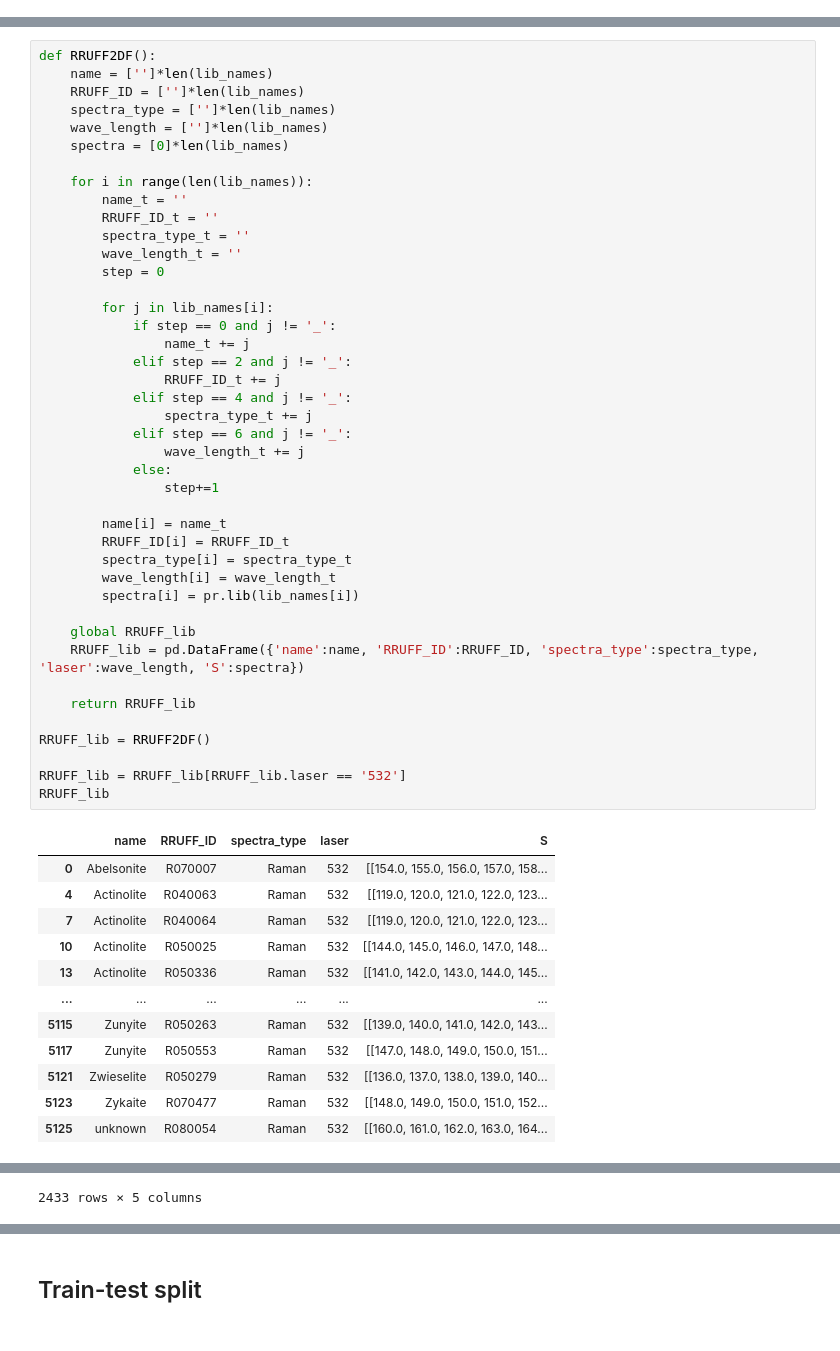
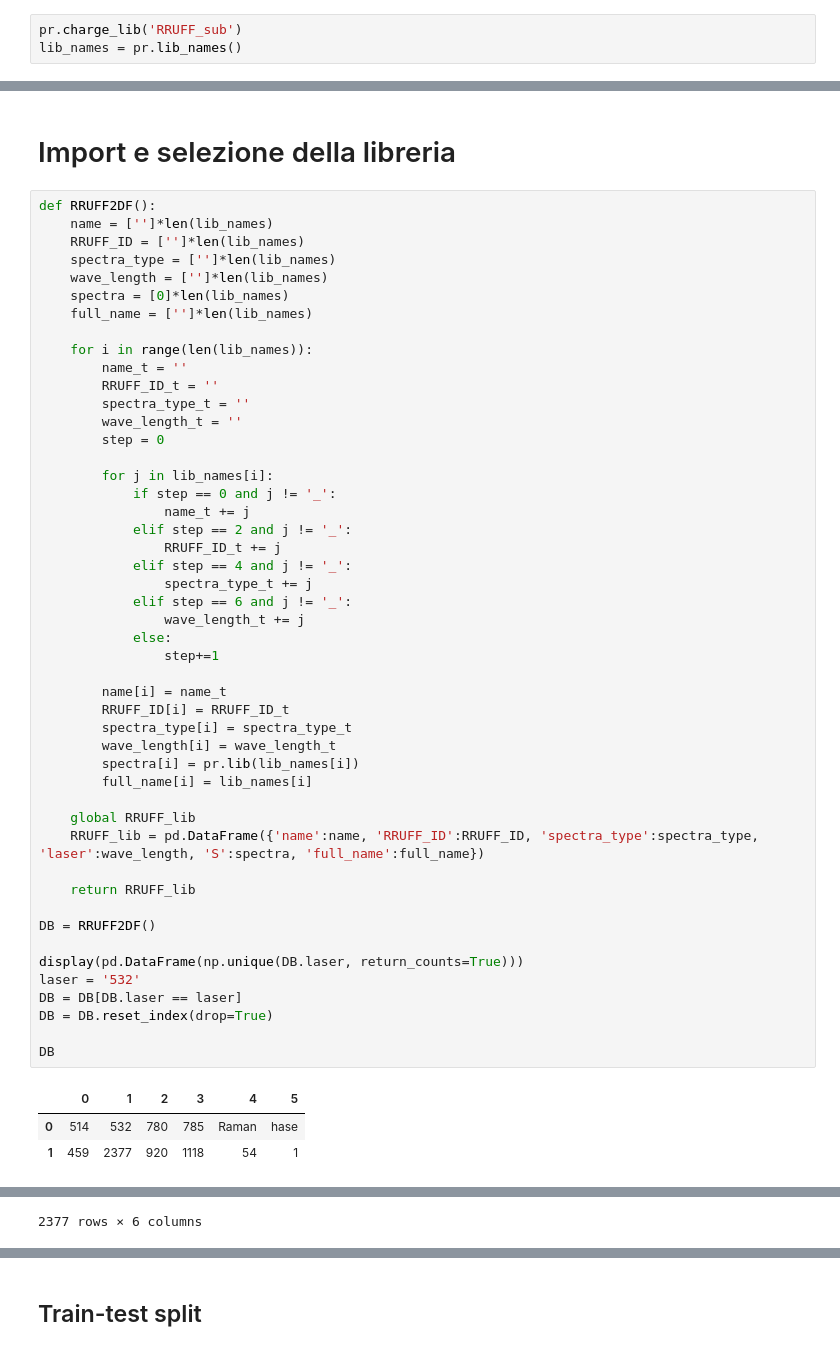
Before and after one commit to FabioBrugnara/pyram, a Jupyter notebook: 2-spectrum_recognition/library_similarity.ipynb, the cells around one changed output, grey strips where cells are left out. Cells and saved outputs as stored; diff of their text form.

```diff
--- a/2-spectrum_recognition/library_similarity.ipynb
+++ b/2-spectrum_recognition/library_similarity.ipynb
@@ -28,0 +18,3 @@ lib_names = list(pr.lib().keys())
+# %%
+pr.charge_lib('RRUFF_sub')
+lib_names = pr.lib_names()
@@ -29,3 +24,5 @@ lib_names = list(pr.lib().keys())
+# %% [markdown]
+# Import e selezione della libreria
 # %%
 def RRUFF2DF():
     name = ['']*len(lib_names)
@@ -33,51 +30,48 @@ def RRUFF2DF():
     spectra_type = ['']*len(lib_names)
     wave_length = ['']*len(lib_names)
     spectra = [0]*len(lib_names)
+    full_name = ['']*len(lib_names)
 
     for i in range(len(lib_names)):
         name_t = ''
         RRUFF_ID_t = ''
         spectra_type_t = ''
         wave_length_t = ''
         step = 0
 
         for j in lib_names[i]:
             if step == 0 and j != '_':
                 name_t += j
             elif step == 2 and j != '_':
                 RRUFF_ID_t += j
             elif step == 4 and j != '_':
                 spectra_type_t += j
             elif step == 6 and j != '_':
                 wave_length_t += j
             else:
                 step+=1
 
         name[i] = name_t
         RRUFF_ID[i] = RRUFF_ID_t
         spectra_type[i] = spectra_type_t
         wave_length[i] = wave_length_t
         spectra[i] = pr.lib(lib_names[i])
+        full_name[i] = lib_names[i]
 
     global RRUFF_lib
-    RRUFF_lib = pd.DataFrame({'name':name, 'RRUFF_ID':RRUFF_ID, 'spectra_type':spectra_type, 'laser':wave_length, 'S':spectra})
+    RRUFF_lib = pd.DataFrame({'name':name, 'RRUFF_ID':RRUFF_ID, 'spectra_type':spectra_type, 'laser':wave_length, 'S':spectra, 'full_name':full_name})
 
     return RRUFF_lib
 
-RRUFF_lib = RRUFF2DF()
+DB = RRUFF2DF()
 
-RRUFF_lib = RRUFF_lib[RRUFF_lib.laser == '532']
-RRUFF_lib
+display(pd.DataFrame(np.unique(DB.laser, return_counts=True)))
+laser = '532'
+DB = DB[DB.laser == laser]
+DB = DB.reset_index(drop=True)
+
+DB
 # %% [output]
-|  | name | RRUFF_ID | spectra_type | laser | S |
-| 0 | Abelsonite | R070007 | Raman | 532 | [[154.0, 155.0, 156.0, 157.0, 158... |
-| 4 | Actinolite | R040063 | Raman | 532 | [[119.0, 120.0, 121.0, 122.0, 123... |
-| 7 | Actinolite | R040064 | Raman | 532 | [[119.0, 120.0, 121.0, 122.0, 123... |
-| 10 | Actinolite | R050025 | Raman | 532 | [[144.0, 145.0, 146.0, 147.0, 148... |
-| 13 | Actinolite | R050336 | Raman | 532 | [[141.0, 142.0, 143.0, 144.0, 145... |
-| ... | ... | ... | ... | ... | ... |
-| 5115 | Zunyite | R050263 | Raman | 532 | [[139.0, 140.0, 141.0, 142.0, 143... |
-| 5117 | Zunyite | R050553 | Raman | 532 | [[147.0, 148.0, 149.0, 150.0, 151... |
-| 5121 | Zwieselite | R050279 | Raman | 532 | [[136.0, 137.0, 138.0, 139.0, 140... |
-| 5123 | Zykaite | R070477 | Raman | 532 | [[148.0, 149.0, 150.0, 151.0, 152... |
-| 5125 | unknown | R080054 | Raman | 532 | [[160.0, 161.0, 162.0, 163.0, 164... |
+|  | 0 | 1 | 2 | 3 | 4 | 5 |
+| 0 | 514 | 532 | 780 | 785 | Raman | hase |
+| 1 | 459 | 2377 | 920 | 1118 | 54 | 1 |
@@ -84,2 +90,2 @@ RRUFF_lib
-2433 rows × 5 columns
+2377 rows × 6 columns
 # %%
```
Also changed, not shown: parts of 20 cells of this notebook, 19 other files.
